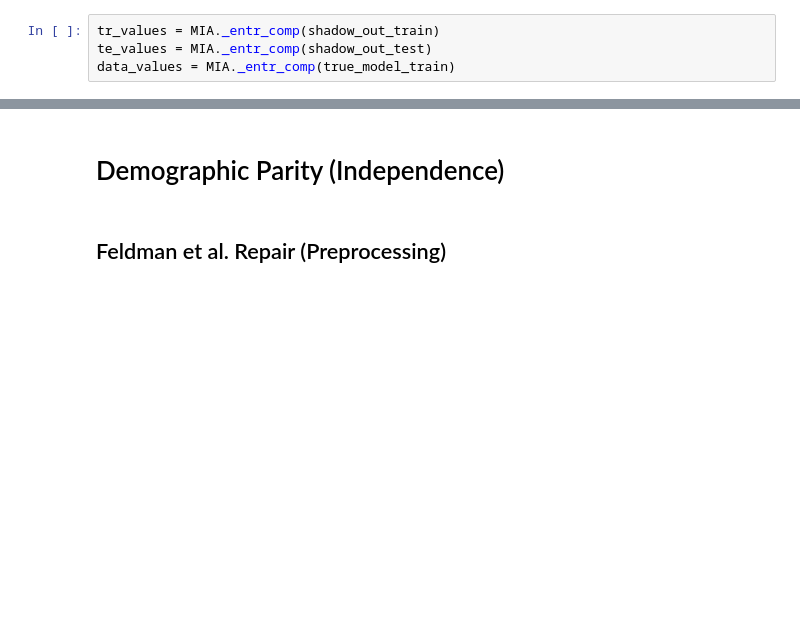
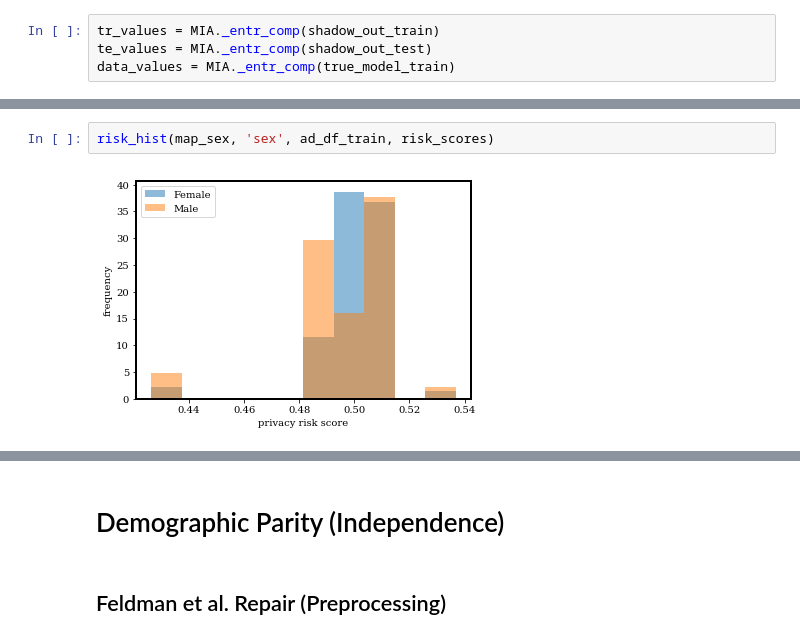
Before and after one commit to alaude1/fairness-mia, a Jupyter notebook: Experiments.ipynb, the cells around one changed output, grey strips where cells are left out. Cells and saved outputs as stored; diff of their text form; blank space fills up the shorter version.

```diff
--- a/Experiments.ipynb
+++ b/Experiments.ipynb
@@ -241,0 +271,4 @@ plt.savefig('income.png')
+# %%
+risk_hist(map_sex, 'sex', ad_df_train, risk_scores)
+# %% [output]
+[figure, added]
```
Also changed, not shown: parts of 88 cells of this notebook.
